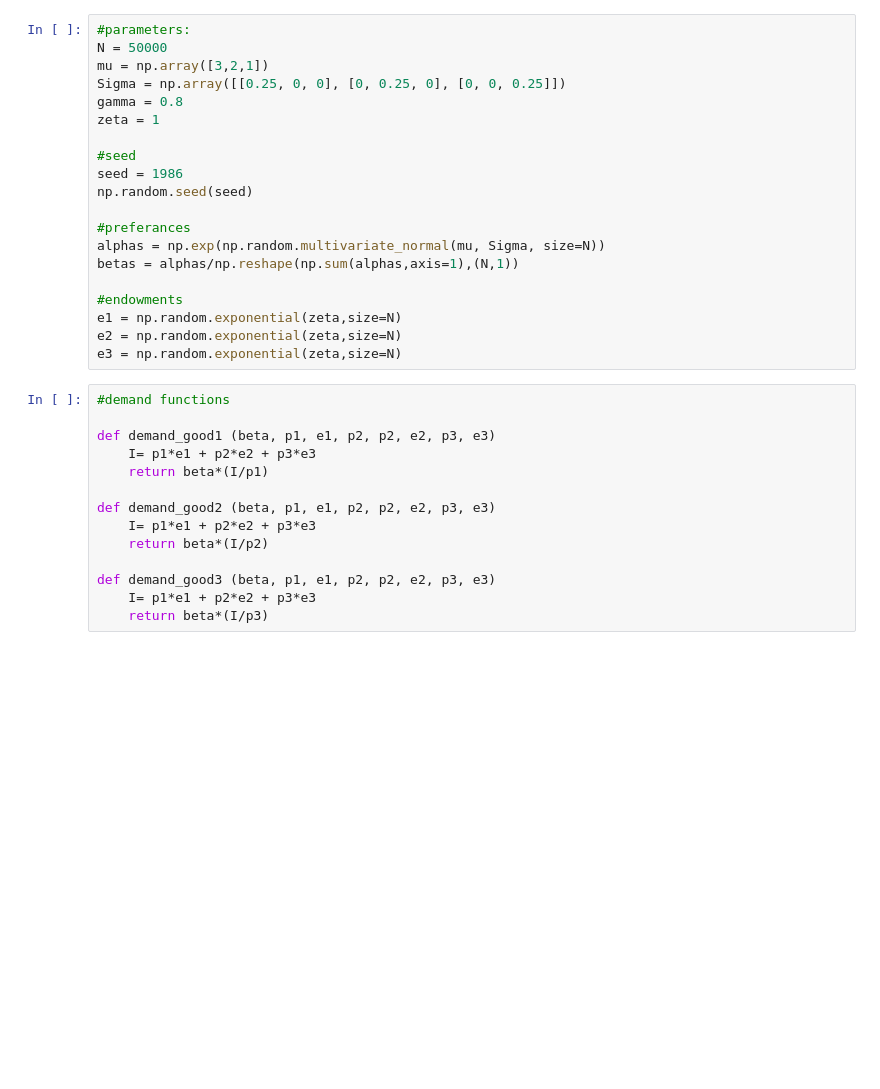
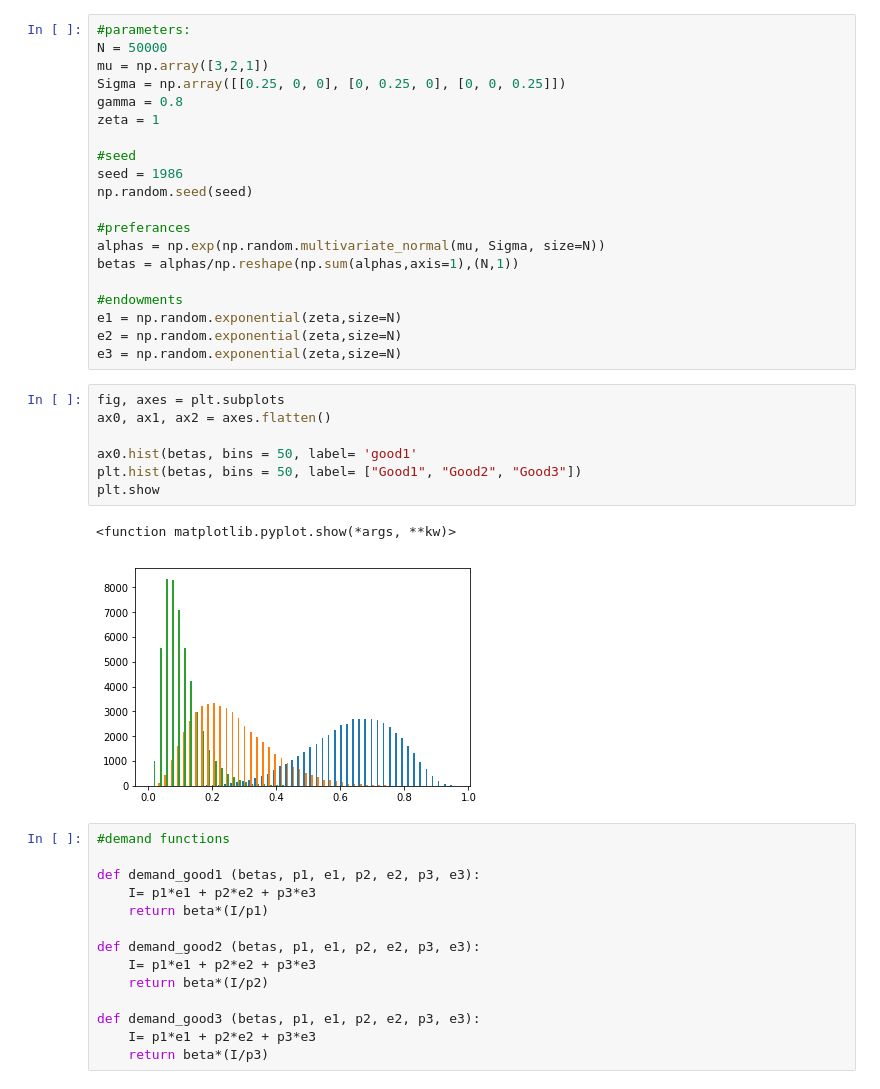
Before and after one commit to NumEconCopenhagen/projects-2019-al, a Jupyter notebook: examproject/Manon.ipynb, the cells around one changed output. Drawn from its saved outputs; the diff is of its cells as text; blank space fills up the shorter version.

```diff
--- a/examproject/Manon.ipynb
+++ b/examproject/Manon.ipynb
@@ -163,17 +199,27 @@ betas = alphas/np.reshape(np.sum(alphas,axis=1),(N,1))
 e1 = np.random.exponential(zeta,size=N)
 e2 = np.random.exponential(zeta,size=N)
 e3 = np.random.exponential(zeta,size=N)
+# %%
+fig, axes = plt.subplots
+ax0, ax1, ax2 = axes.flatten()
+
+ax0.hist(betas, bins = 50, label= 'good1'
+plt.hist(betas, bins = 50, label= ["Good1", "Good2", "Good3"])
+plt.show
+# %% [output]
+<function matplotlib.pyplot.show(*args, **kw)>
+[figure, added]
 # %%
 #demand functions
 
-def demand_good1 (beta, p1, e1, p2, p2, e2, p3, e3)
+def demand_good1 (betas, p1, e1, p2, e2, p3, e3):
     I= p1*e1 + p2*e2 + p3*e3
     return beta*(I/p1)
 
-def demand_good2 (beta, p1, e1, p2, p2, e2, p3, e3)
+def demand_good2 (betas, p1, e1, p2, e2, p3, e3):
     I= p1*e1 + p2*e2 + p3*e3
     return beta*(I/p2)
 
-def demand_good3 (beta, p1, e1, p2, p2, e2, p3, e3)
+def demand_good3 (betas, p1, e1, p2, e2, p3, e3):
     I= p1*e1 + p2*e2 + p3*e3
     return beta*(I/p3)
```
Also changed, not shown: parts of 2 cells of this notebook.
